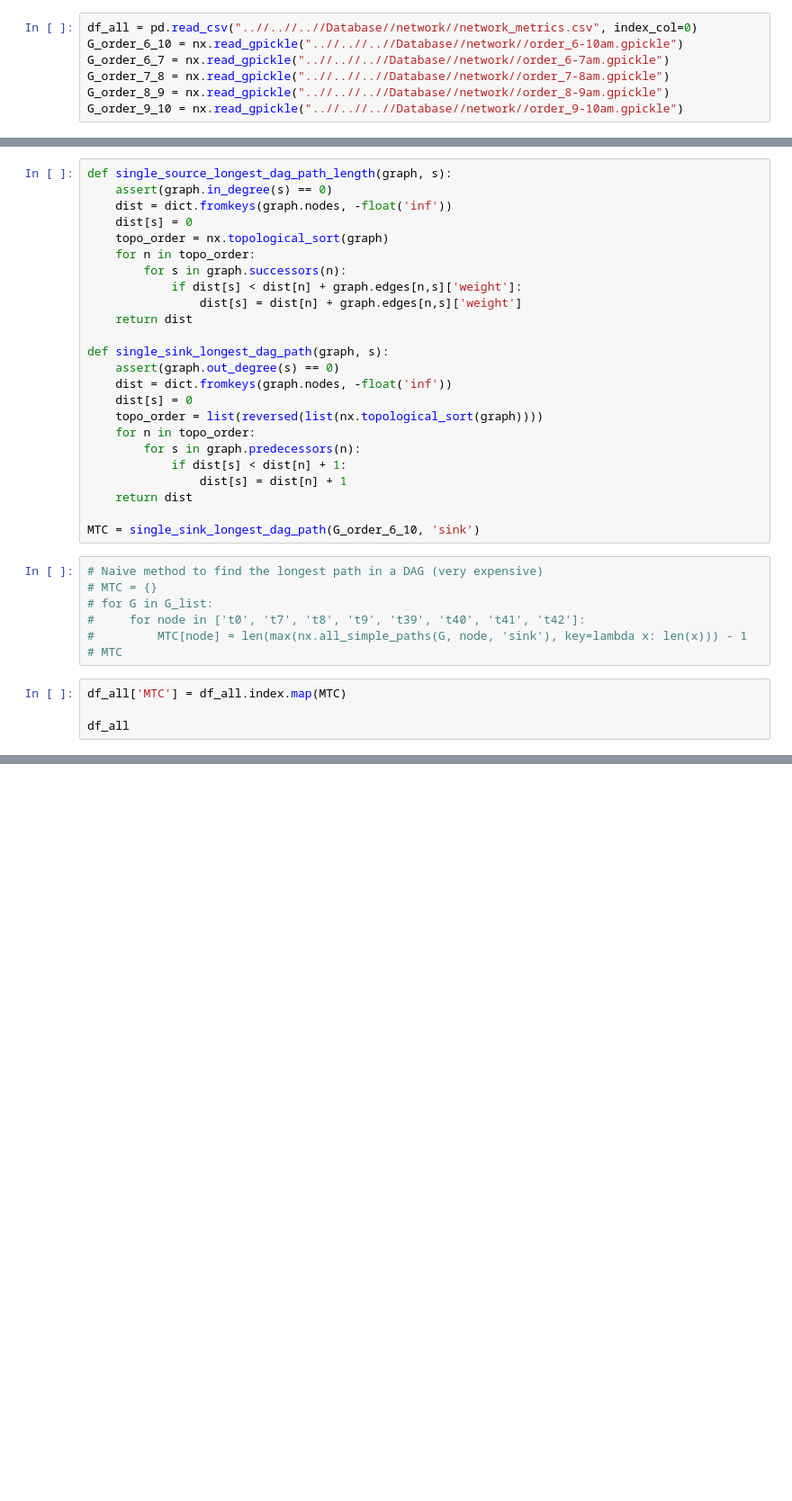
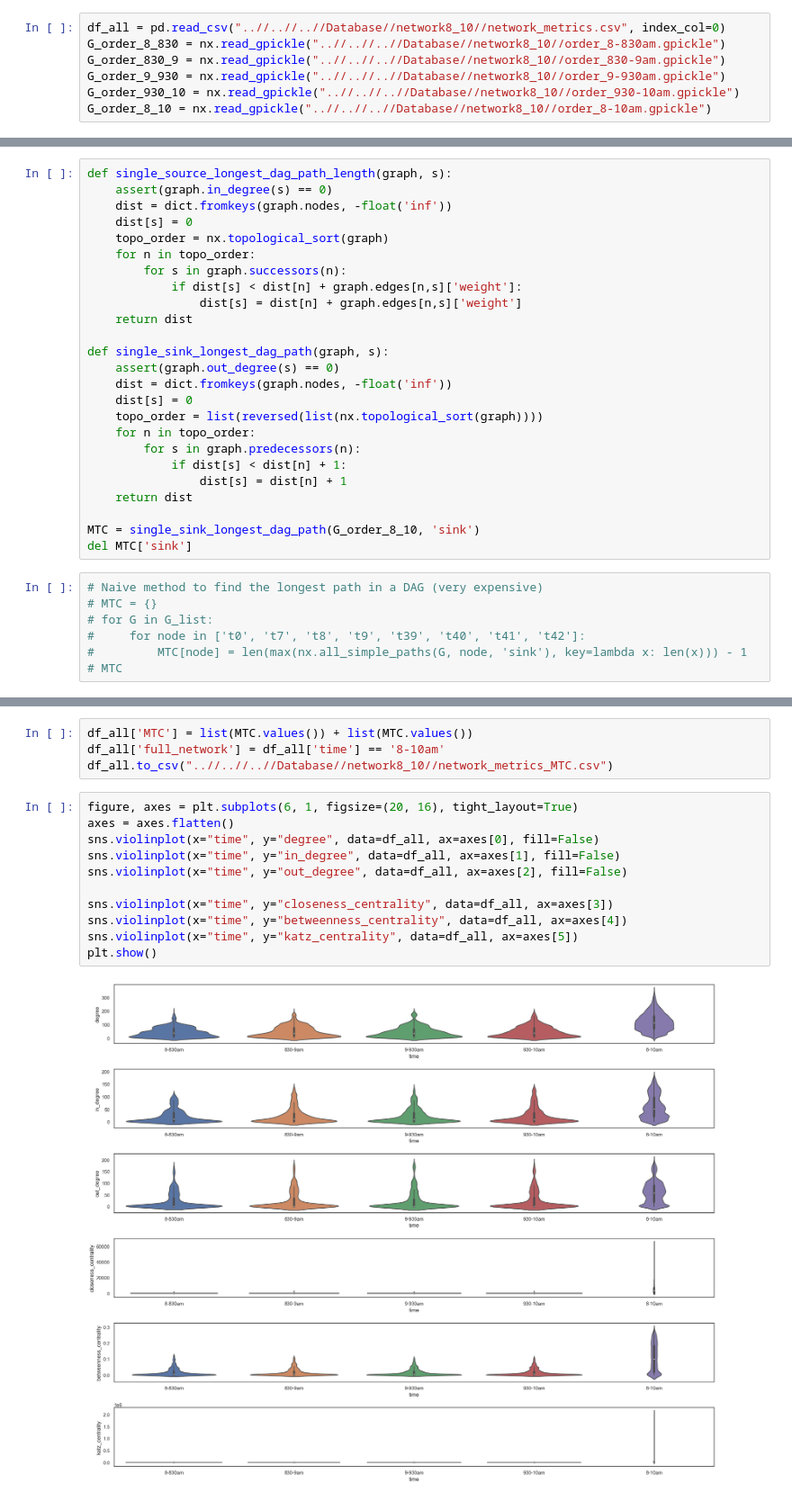
Before and after one commit to TIVV424/SPMoD, a Jupyter notebook: code_2024/benchmark/work_place.ipynb, the cells around one changed output, grey strips where cells are left out. Shown: that part at 90% size. Cells and saved outputs as stored; diff of their text form; blank space fills up the shorter version.

```diff
--- a/code_2024/benchmark/work_place.ipynb
+++ b/code_2024/benchmark/work_place.ipynb
@@ -118,10 +124,10 @@ df_all.to_csv("..//..//..//Database//network//network_metrics.csv")
 # %% [markdown]
 # Read files, read network
 # %%
-df_all = pd.read_csv("..//..//..//Database//network//network_metrics.csv", index_col=0)
-G_order_6_10 = nx.read_gpickle("..//..//..//Database//network//order_6-10am.gpickle")
-G_order_6_7 = nx.read_gpickle("..//..//..//Database//network//order_6-7am.gpickle")
-G_order_7_8 = nx.read_gpickle("..//..//..//Database//network//order_7-8am.gpickle")
-G_order_8_9 = nx.read_gpickle("..//..//..//Database//network//order_8-9am.gpickle")
-G_order_9_10 = nx.read_gpickle("..//..//..//Database//network//order_9-10am.gpickle")
+df_all = pd.read_csv("..//..//..//Database//network8_10//network_metrics.csv", index_col=0)
+G_order_8_830 = nx.read_gpickle("..//..//..//Database//network8_10//order_8-830am.gpickle")
+G_order_830_9 = nx.read_gpickle("..//..//..//Database//network8_10//order_830-9am.gpickle")
+G_order_9_930 = nx.read_gpickle("..//..//..//Database//network8_10//order_9-930am.gpickle")
+G_order_930_10 = nx.read_gpickle("..//..//..//Database//network8_10//order_930-10am.gpickle")
+G_order_8_10 = nx.read_gpickle("..//..//..//Database//network8_10//order_8-10am.gpickle")
 # %%
@@ -155,7 +161,8 @@ def single_sink_longest_dag_path(graph, s):
                 dist[s] = dist[n] + 1
     return dist
 
-MTC = single_sink_longest_dag_path(G_order_6_10, 'sink')
+MTC = single_sink_longest_dag_path(G_order_8_10, 'sink')
+del MTC['sink']
 # %%
 # Naive method to find the longest path in a DAG (very expensive)
 # MTC = {}
@@ -163,7 +170,3 @@ MTC = single_sink_longest_dag_path(G_order_6_10, 'sink')
 #     for node in ['t0', 't7', 't8', 't9', 't39', 't40', 't41', 't42']:
 #         MTC[node] = len(max(nx.all_simple_paths(G, node, 'sink'), key=lambda x: len(x))) - 1
 # MTC
-# %%
-df_all['MTC'] = df_all.index.map(MTC)
-
-df_all
@@ -215,0 +173,17 @@ df_all_new = pd.concat(df_list, axis=0)
+# %%
+df_all['MTC'] = list(MTC.values()) + list(MTC.values())
+df_all['full_network'] = df_all['time'] == '8-10am'
+df_all.to_csv("..//..//..//Database//network8_10//network_metrics_MTC.csv")
+# %%
+figure, axes = plt.subplots(6, 1, figsize=(20, 16), tight_layout=True)
+axes = axes.flatten()
+sns.violinplot(x="time", y="degree", data=df_all, ax=axes[0], fill=False)
+sns.violinplot(x="time", y="in_degree", data=df_all, ax=axes[1], fill=False)
+sns.violinplot(x="time", y="out_degree", data=df_all, ax=axes[2], fill=False)
+
+sns.violinplot(x="time", y="closeness_centrality", data=df_all, ax=axes[3])
+sns.violinplot(x="time", y="betweenness_centrality", data=df_all, ax=axes[4])
+sns.violinplot(x="time", y="katz_centrality", data=df_all, ax=axes[5])
+plt.show()
+# %% [output]
+[figure, added]
```
Also changed, not shown: parts of 16 cells of this notebook, 6 other files.
